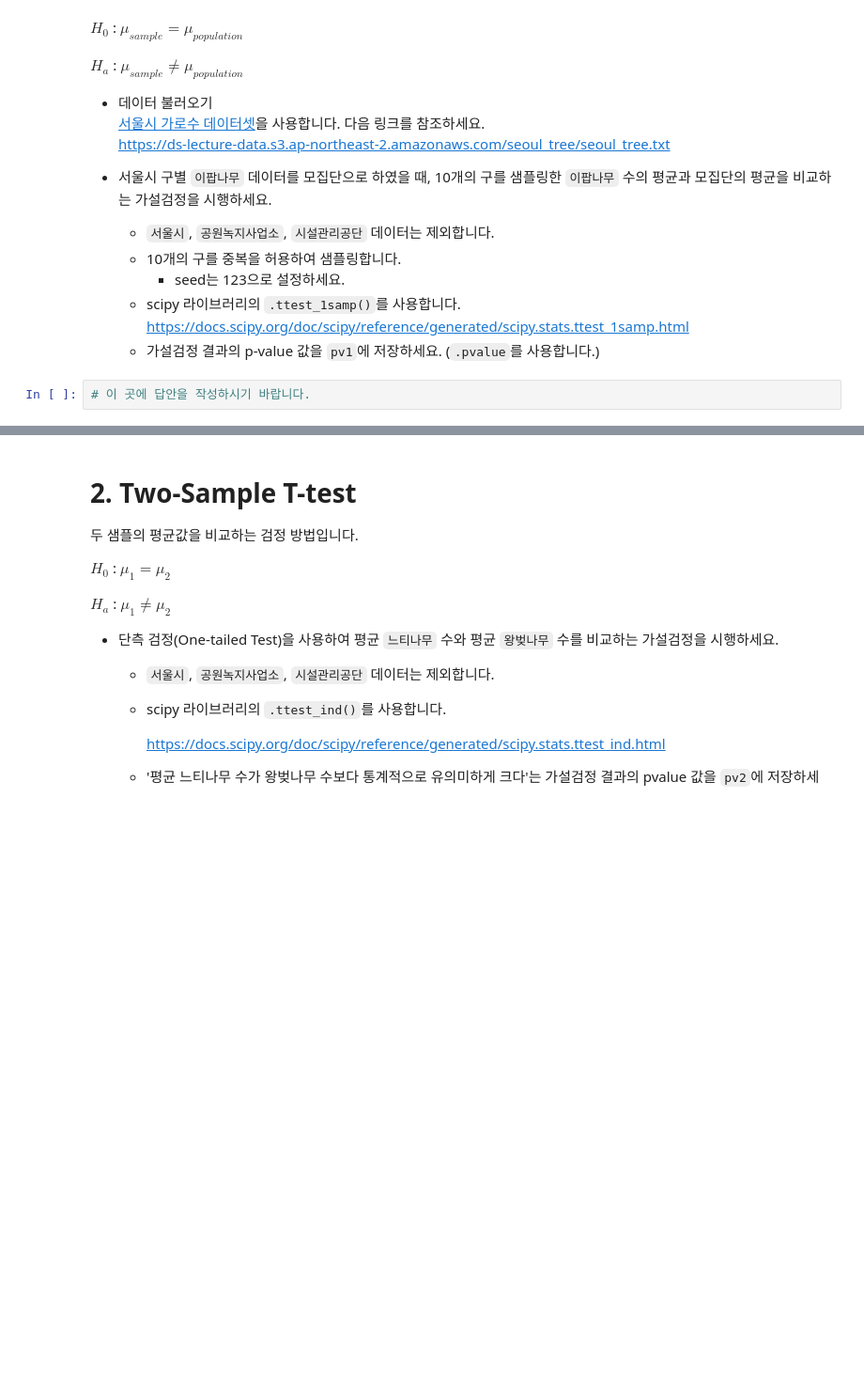
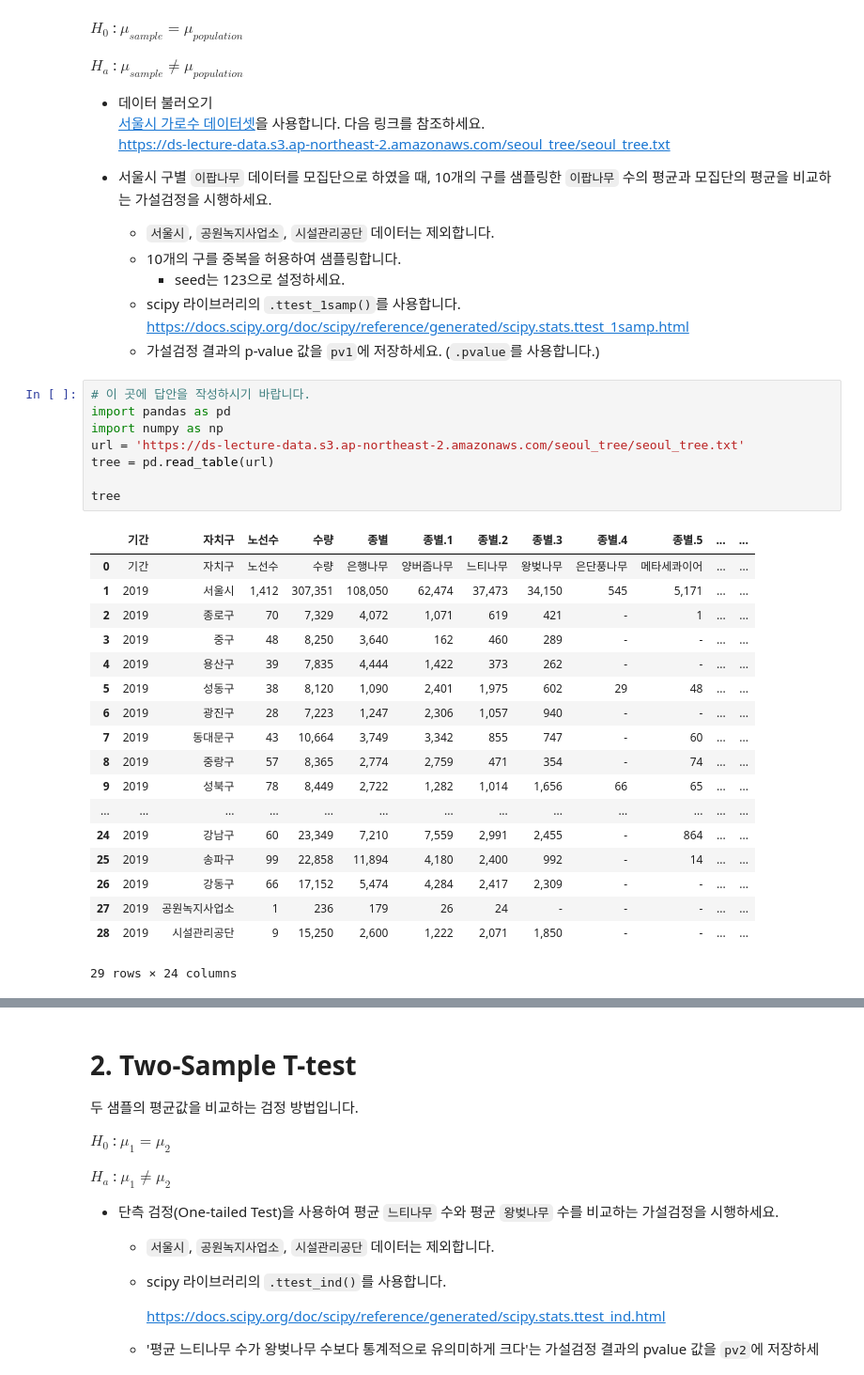
Before and after one commit to p65454/codestates, a Jupyter notebook: n123-Hypothesis-Test/n123a - Hypothesis Test.ipynb, the cells around one changed output, grey strips where cells are left out. Shown at 94% size. Saved outputs shown, nothing was run; the diff lists cells and outputs as text; blank space fills up the shorter version.

```diff
--- a/n123-Hypothesis-Test/n123a - Hypothesis Test.ipynb
+++ b/n123-Hypothesis-Test/n123a - Hypothesis Test.ipynb
@@ -48,5 +49,30 @@ $H_a$ : $\mu_{sample} ≠ \mu_{population}$
   - scipy 라이브러리의 `.ttest_1samp()`를 사용합니다. <br>
     https://docs.scipy.org/doc/scipy/reference/generated/scipy.stats.ttest_1samp.html
   - 가설검정 결과의 p-value 값을 `pv1`에 저장하세요. (`.pvalue`를 사용합니다.)
-# %%
-# 이 곳에 답안을 작성하시기 바랍니다.
+# %%
+# 이 곳에 답안을 작성하시기 바랍니다.
+import pandas as pd
+import numpy as np
+url = 'https://ds-lecture-data.s3.ap-northeast-2.amazonaws.com/seoul_tree/seoul_tree.txt'
+tree = pd.read_table(url)
+
+tree
+# %% [output]
+|  | 기간 | 자치구 | 노선수 | 수량 | 종별 | 종별.1 | 종별.2 | 종별.3 | 종별.4 | 종별.5 | ... | ... |
+| 0 | 기간 | 자치구 | 노선수 | 수량 | 은행나무 | 양버즘나무 | 느티나무 | 왕벚나무 | 은단풍나무 | 메타세콰이어 | ... | ... |
+| 1 | 2019 | 서울시 | 1,412 | 307,351 | 108,050 | 62,474 | 37,473 | 34,150 | 545 | 5,171 | ... | ... |
+| 2 | 2019 | 종로구 | 70 | 7,329 | 4,072 | 1,071 | 619 | 421 | - | 1 | ... | ... |
+| 3 | 2019 | 중구 | 48 | 8,250 | 3,640 | 162 | 460 | 289 | - | - | ... | ... |
+| 4 | 2019 | 용산구 | 39 | 7,835 | 4,444 | 1,422 | 373 | 262 | - | - | ... | ... |
+| 5 | 2019 | 성동구 | 38 | 8,120 | 1,090 | 2,401 | 1,975 | 602 | 29 | 48 | ... | ... |
+| 6 | 2019 | 광진구 | 28 | 7,223 | 1,247 | 2,306 | 1,057 | 940 | - | - | ... | ... |
+| 7 | 2019 | 동대문구 | 43 | 10,664 | 3,749 | 3,342 | 855 | 747 | - | 60 | ... | ... |
+| 8 | 2019 | 중랑구 | 57 | 8,365 | 2,774 | 2,759 | 471 | 354 | - | 74 | ... | ... |
+| 9 | 2019 | 성북구 | 78 | 8,449 | 2,722 | 1,282 | 1,014 | 1,656 | 66 | 65 | ... | ... |
+| ... | ... | ... | ... | ... | ... | ... | ... | ... | ... | ... | ... | ... |
+| 24 | 2019 | 강남구 | 60 | 23,349 | 7,210 | 7,559 | 2,991 | 2,455 | - | 864 | ... | ... |
+| 25 | 2019 | 송파구 | 99 | 22,858 | 11,894 | 4,180 | 2,400 | 992 | - | 14 | ... | ... |
+| 26 | 2019 | 강동구 | 66 | 17,152 | 5,474 | 4,284 | 2,417 | 2,309 | - | - | ... | ... |
+| 27 | 2019 | 공원녹지사업소 | 1 | 236 | 179 | 26 | 24 | - | - | - | ... | ... |
+| 28 | 2019 | 시설관리공단 | 9 | 15,250 | 2,600 | 1,222 | 2,071 | 1,850 | - | - | ... | ... |
+29 rows × 24 columns
```
Also changed, not shown: parts of 6 cells of this notebook.
